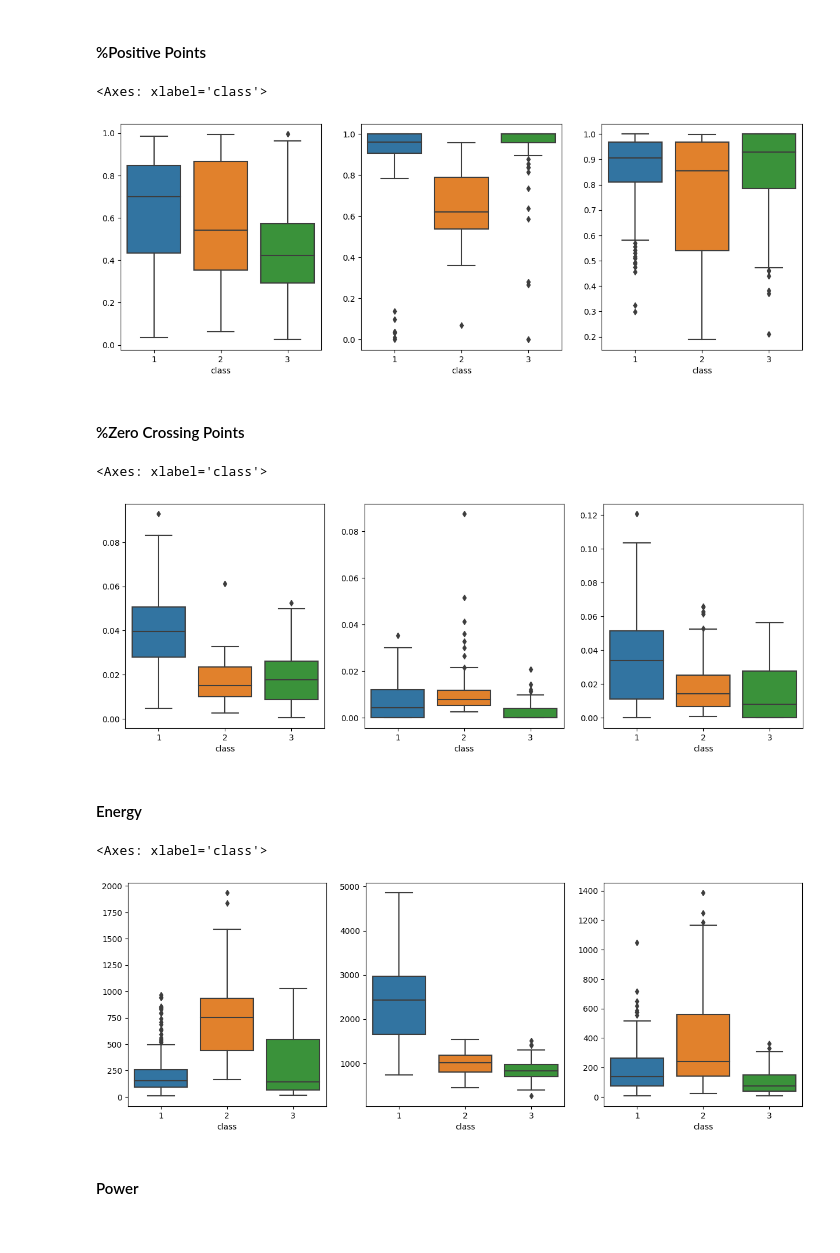
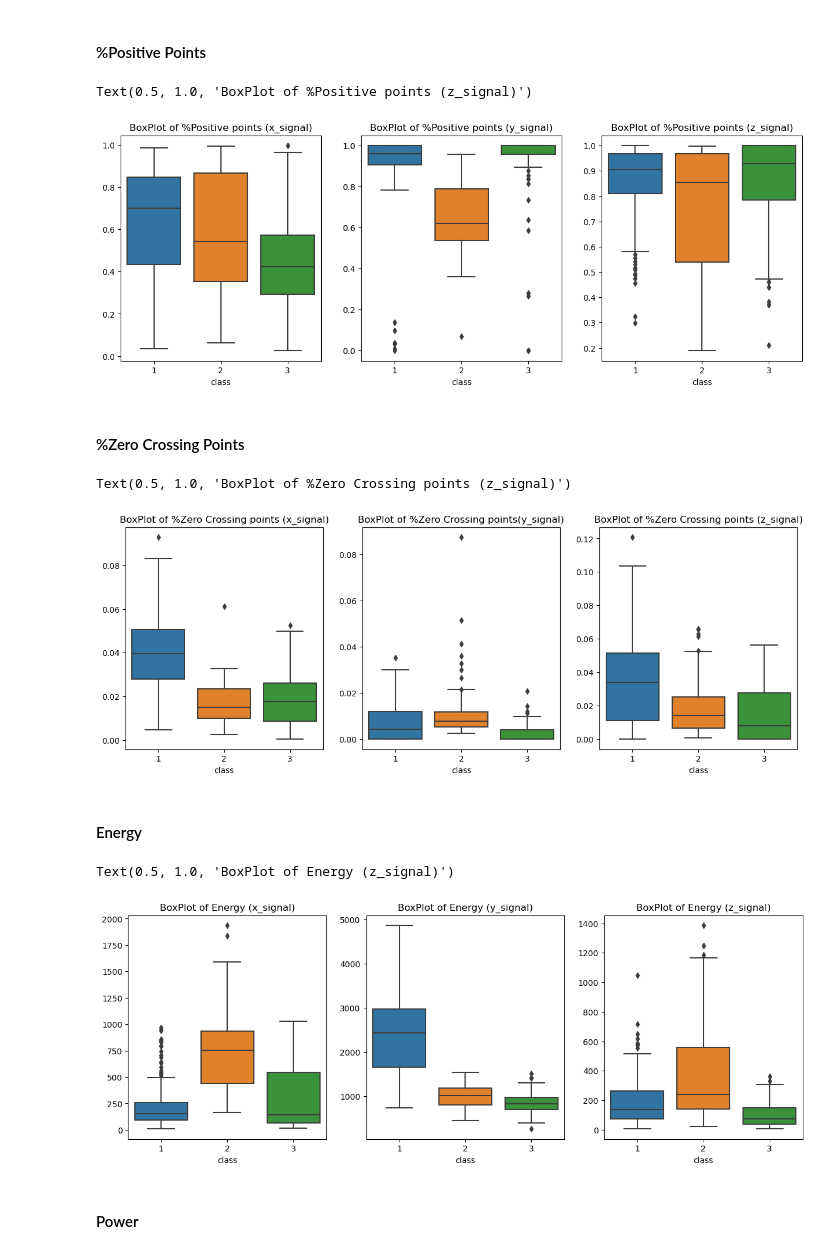
Before and after one commit to Vinavil334/SL4HD, a Jupyter notebook: Project.ipynb, the cells around one changed output. Cells and saved outputs as stored; diff of their text form; code cells hidden in the pictures.

```diff
--- a/Project.ipynb
+++ b/Project.ipynb
@@ -35,9 +37,9 @@ In a futher step we create a list of datasets. The list contains for each trial
 # %%
 #insert here the path to the directory. The path should contain all the relevant documents for the project in the same folder.
 
-path = "C:/Users/markh/Desktop/Università/Paganoni/SL4HD/Train2/"
+#path = "C:/Users/markh/Desktop/Università/Paganoni/SL4HD/Train2/"
 #path = "C:/Users/giuli/OneDrive/Desktop/SL4HD/Train2/"
-#path = "C:/Users/hp/OneDrive - Politecnico di Milano/Università/STATISTICAL_LEARNING_FOR_HEALTHCAREDATA/SL4HD/Train2/"
+path = "C:/Users/hp/OneDrive - Politecnico di Milano/Università/STATISTICAL_LEARNING_FOR_HEALTHCAREDATA/SL4HD/Train2/"
 
 all_files = glob.glob(path + "*.csv")
 
@@ -493,6 +502,8 @@ Text(0.5, 1.0, 'BoxPlot of %Peaks over Threshold (z_signal)')
 # %% [markdown]
 #### %Positive Points
 # %%
+#we calculate the ratio between the number of positive points and the total number of points for each signal.
+
 pn_x = []
 pn_y = []
 pn_z = []
@@ -507,38 +518,44 @@ for i in np.arange(len(li)):
     pos_y = li[i][li[i].y>=0].y.count()
     neg_y = li[i][li[i].y<0].y.count()
 
     pos_z = li[i][li[i].z>=0].z.count()
     neg_z = li[i][li[i].z<0].z.count()
 
     pn_x.append(pos_x/(pos_x+neg_x))
     pn_y.append(pos_y/(pos_y+neg_y))
     pn_z.append(pos_z/(pos_z+neg_z))
 
 for i in np.arange(len(li_test)):
     pos_x = li_test[i][li_test[i].x>=0].x.count()
     neg_x = li_test[i][li_test[i].x<0].x.count()
 
     pos_y = li_test[i][li_test[i].y>=0].y.count()
     neg_y = li_test[i][li_test[i].y<0].y.count()
 
     pos_z = li_test[i][li_test[i].z>=0].z.count()
     neg_z = li_test[i][li_test[i].z<0].z.count()
 
     pn_x_test.append(pos_x/(pos_x+neg_x))
     pn_y_test.append(pos_y/(pos_y+neg_y))
     pn_z_test.append(pos_z/(pos_z+neg_z))
 
 fig, axs = plt.subplots(ncols=3, figsize=(15,5))
 
 sns.boxplot(x='class',y=pn_x,data=d_classes,ax=axs[0])
 sns.boxplot(x='class',y=pn_y,data=d_classes,ax=axs[1])
 sns.boxplot(x='class',y=pn_z,data=d_classes,ax=axs[2])
+
+axs[0].set_title('BoxPlot of %Positive points (x_signal)')
+axs[1].set_title('BoxPlot of %Positive points (y_signal)')
+axs[2].set_title('BoxPlot of %Positive points (z_signal)')
 # %% [output]
-<Axes: xlabel='class'>
+Text(0.5, 1.0, 'BoxPlot of %Positive points (z_signal)')
-[figure, old version]
+[figure, new version]
 # %% [markdown]
 #### %Zero Crossing Points
 # %%
+#we calculate the ratio between the number of zero crossing points and the total number of points for each signal.
+
 zero_crossing_x = []
 zero_crossing_y = []
 zero_crossing_z = []
@@ -559,13 +576,15 @@ for i in np.arange(len(li_test)):
 fig, axs = plt.subplots(ncols=3, figsize=(15,5))
 
 sns.boxplot(x='class',y=zero_crossing_x,data=d_classes,ax=axs[0])
+sns.boxplot(x='class',y=zero_crossing_y,data=d_classes,ax=axs[1])
+sns.boxplot(x='class',y=zero_crossing_z,data=d_classes,ax=axs[2])
 
-sns.boxplot(x='class',y=zero_crossing_y,data=d_classes,ax=axs[1])
-
-sns.boxplot(x='class',y=zero_crossing_z,data=d_classes,ax=axs[2])
+axs[0].set_title('BoxPlot of %Zero Crossing points (x_signal)')
+axs[1].set_title('BoxPlot of %Zero Crossing points(y_signal)')
+axs[2].set_title('BoxPlot of %Zero Crossing points (z_signal)')
 # %% [output]
-<Axes: xlabel='class'>
+Text(0.5, 1.0, 'BoxPlot of %Zero Crossing points (z_signal)')
-[figure, old version]
+[figure, new version]
 # %% [markdown]
 #### Energy
 # %%
@@ -602,9 +621,13 @@ fig, axs = plt.subplots(ncols=3, figsize=(15,5))
 sns.boxplot(x='class',y=energies_x,data=d_classes,ax=axs[0])
 sns.boxplot(x='class',y=energies_y,data=d_classes,ax=axs[1])
 sns.boxplot(x='class',y=energies_z,data=d_classes,ax=axs[2])
+
+axs[0].set_title('BoxPlot of Energy (x_signal)')
+axs[1].set_title('BoxPlot of Energy (y_signal)')
+axs[2].set_title('BoxPlot of Energy (z_signal)')
 # %% [output]
-<Axes: xlabel='class'>
+Text(0.5, 1.0, 'BoxPlot of Energy (z_signal)')
-[figure, old version]
+[figure, new version]
 # %% [markdown]
 #### Power
 # %%
```
Also changed, not shown: parts of 42 cells of this notebook.
